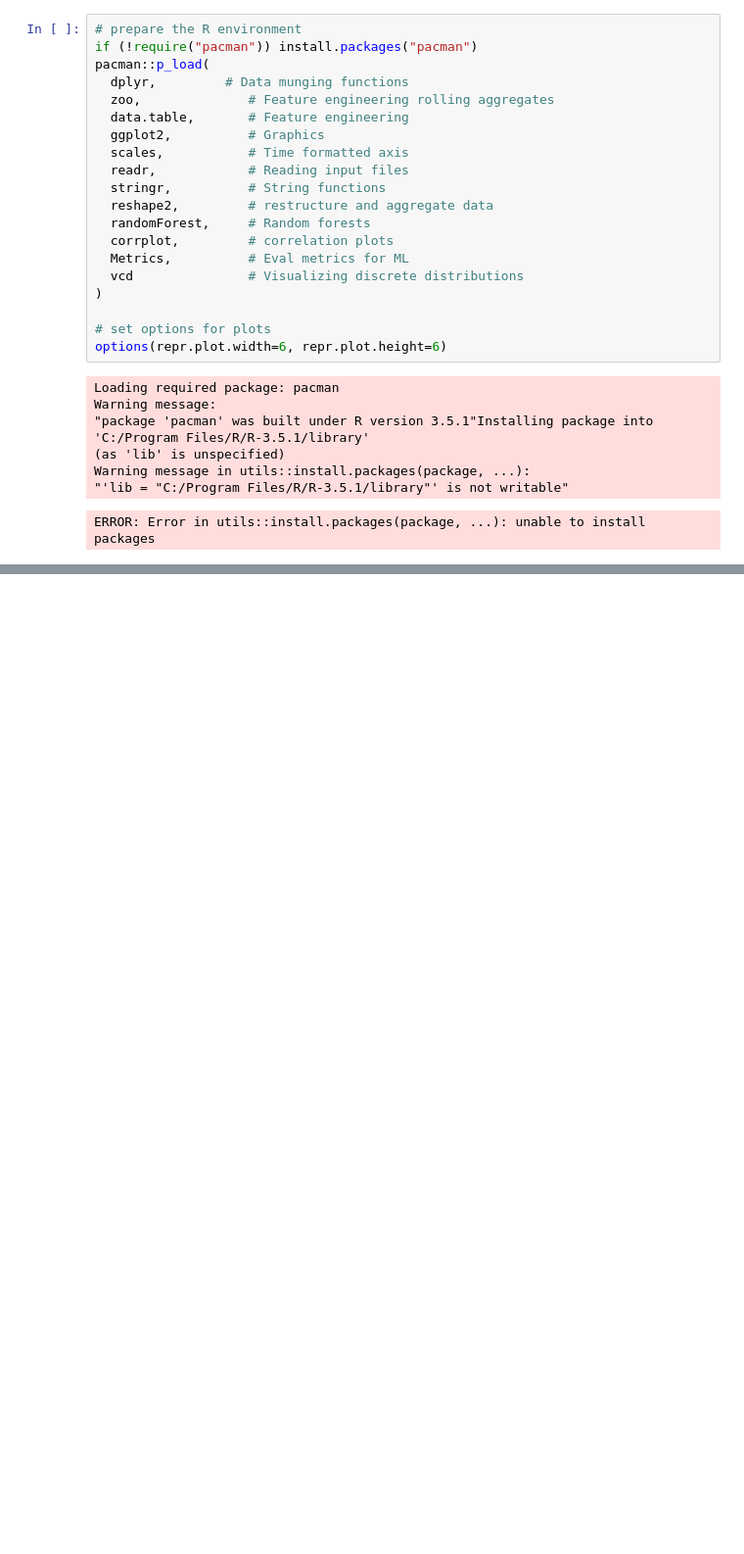
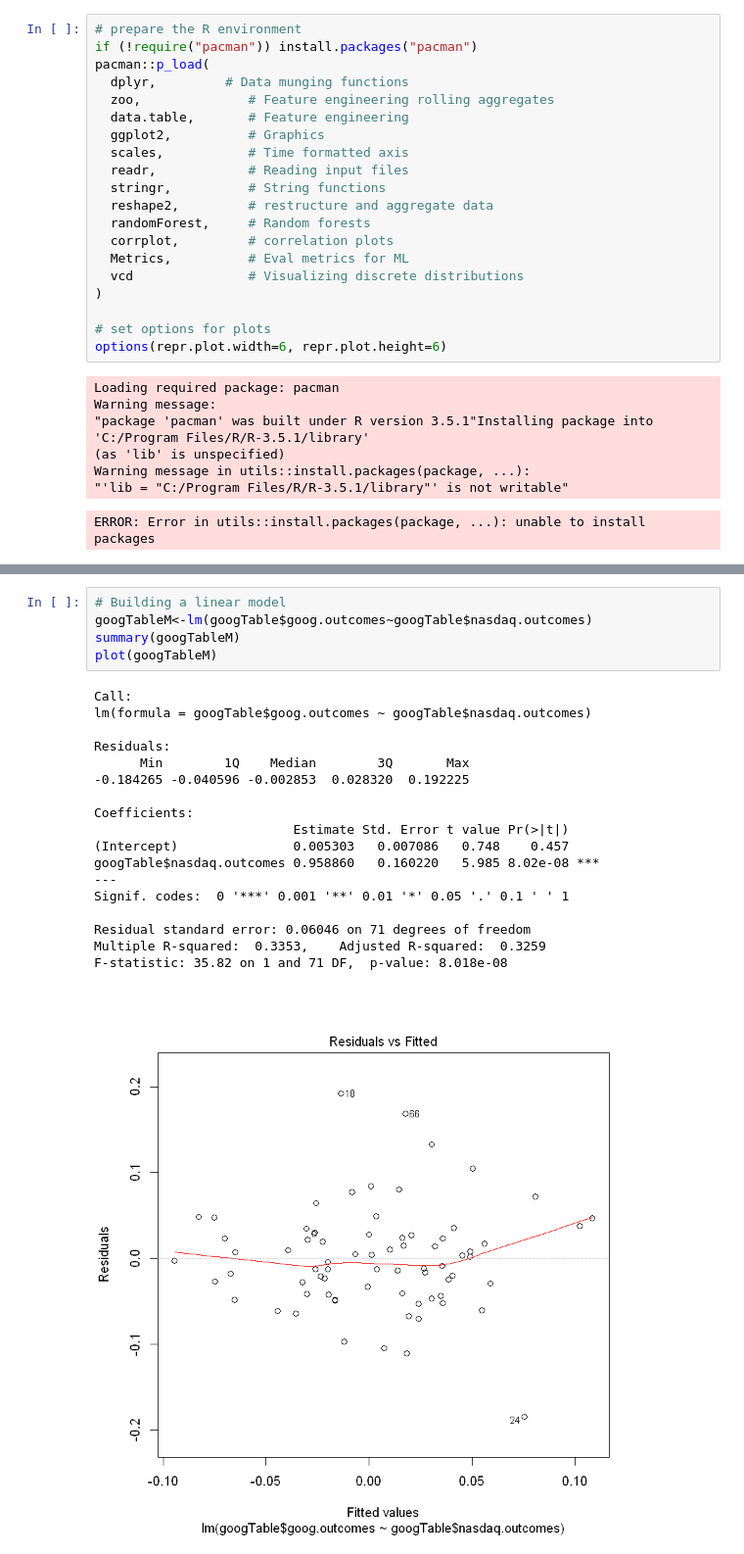
Before and after one commit to lauracarpaciu/Regression_file, a Jupyter notebook: Regression.ipynb, the cells around one changed output, grey strips where cells are left out. Shown at 98% size. Saved outputs shown, nothing was run; the diff lists cells and outputs as text; blank space fills up the shorter version.

```diff
--- a/Regression.ipynb
+++ b/Regression.ipynb
@@ -64,0 +199,24 @@ head(tbondsFile_original)
+# %%
+# Building a linear model
+googTableM<-lm(googTable$goog.outcomes~googTable$nasdaq.outcomes)
+summary(googTableM)
+plot(googTableM)
+# %% [output]
+Call:
+lm(formula = googTable$goog.outcomes ~ googTable$nasdaq.outcomes)
+
+Residuals:
+      Min        1Q    Median        3Q       Max
+-0.184265 -0.040596 -0.002853  0.028320  0.192225
+
+Coefficients:
+                          Estimate Std. Error t value Pr(>|t|)
+(Intercept)               0.005303   0.007086   0.748    0.457
+googTable$nasdaq.outcomes 0.958860   0.160220   5.985 8.02e-08 ***
+---
+Signif. codes:  0 '***' 0.001 '**' 0.01 '*' 0.05 '.' 0.1 ' ' 1
+
+Residual standard error: 0.06046 on 71 degrees of freedom
+Multiple R-squared:  0.3353,    Adjusted R-squared:  0.3259
+F-statistic: 35.82 on 1 and 71 DF,  p-value: 8.018e-08
+[figure, added]
```
Also changed, not shown: parts of 7 cells of this notebook, 1 other file.
